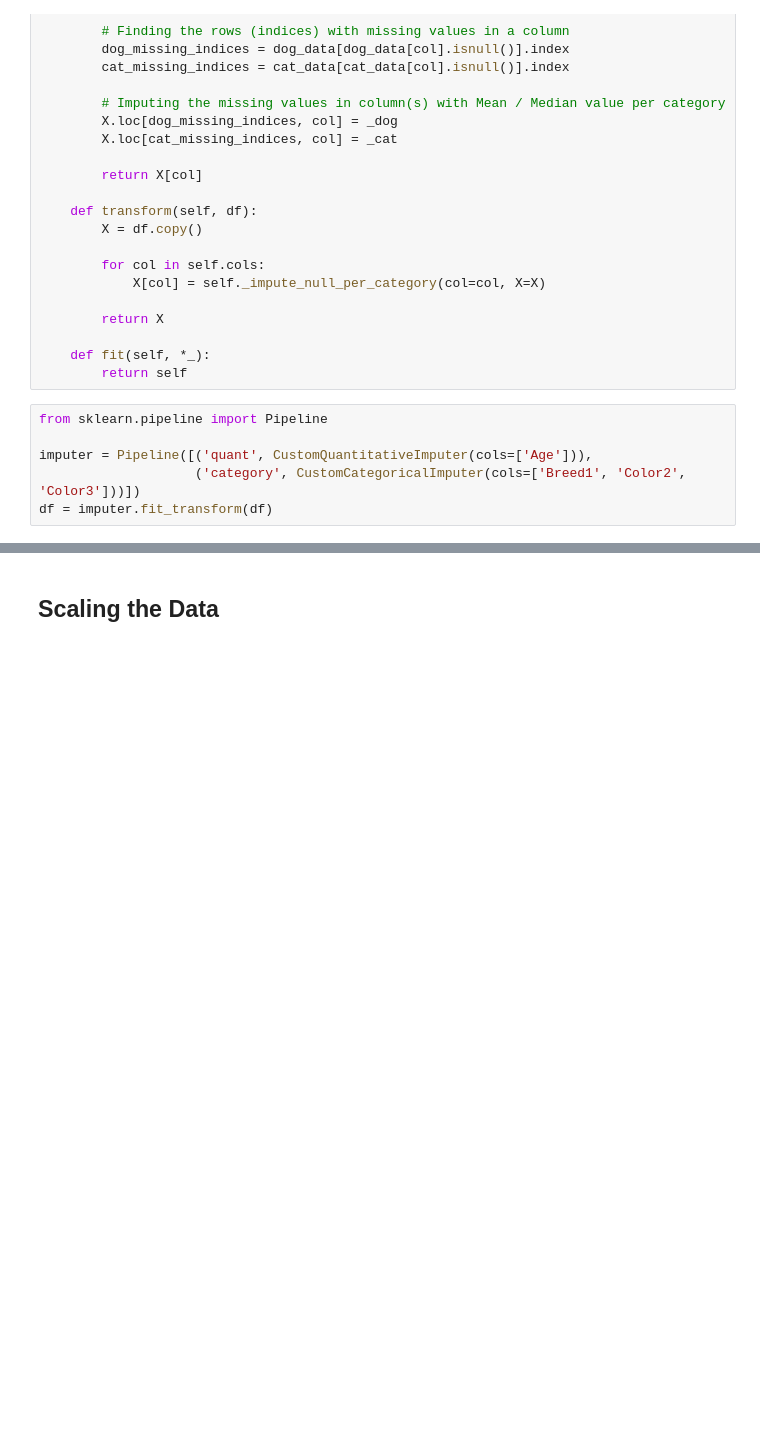
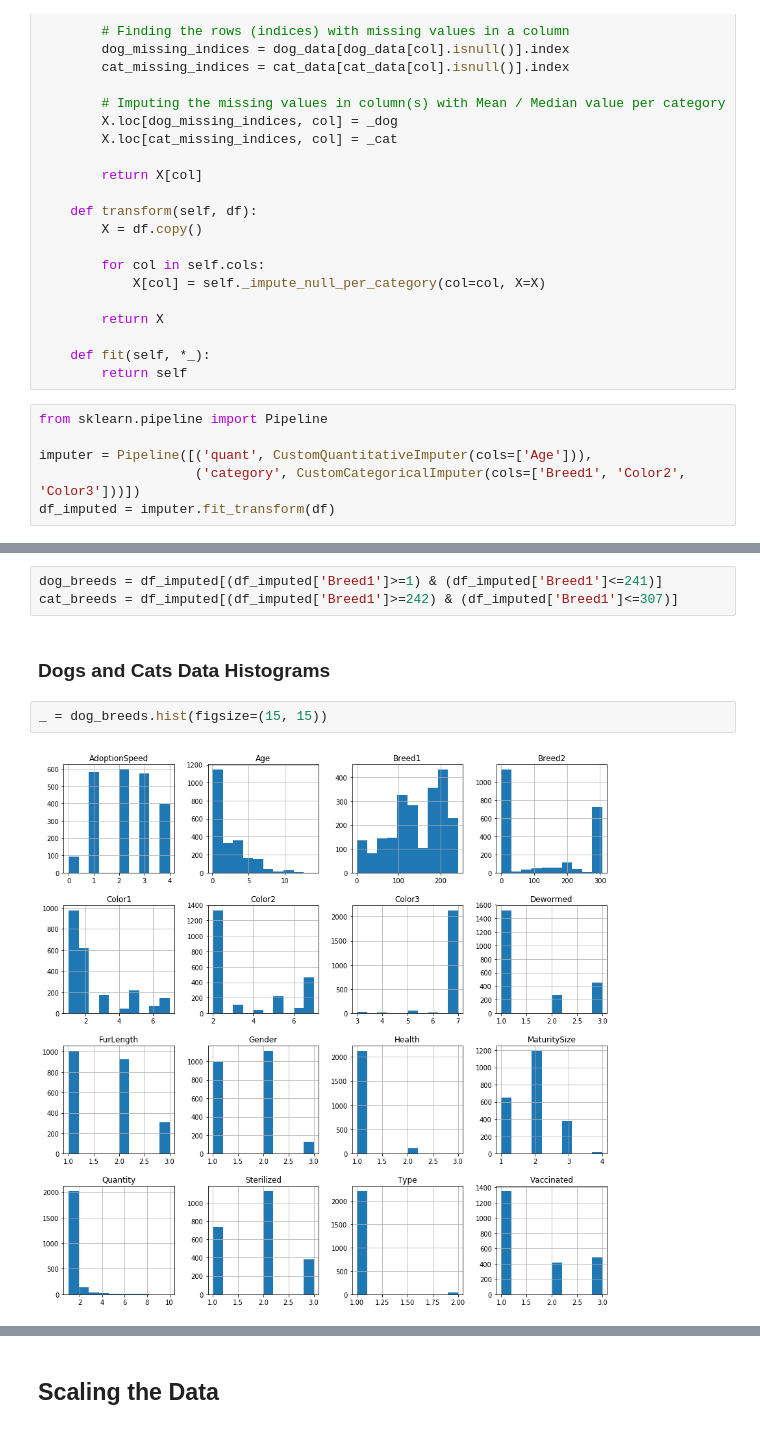
Before and after one commit to maheshbabugorantla/PetAdoption-Prediction, a Jupyter notebook: Kaggle-Notebook.ipynb, the cells around one changed output, grey strips where cells are left out. Cells and saved outputs as stored; diff of their text form; blank space fills up the shorter version.

Commit message:
Added Histogram for Dogs and Cats data distribution

```diff
--- a/Kaggle-Notebook.ipynb
+++ b/Kaggle-Notebook.ipynb
@@ -365,4 +365,4 @@ from sklearn.pipeline import Pipeline
 
 imputer = Pipeline([('quant', CustomQuantitativeImputer(cols=['Age'])),
                     ('category', CustomCategoricalImputer(cols=['Breed1', 'Color2', 'Color3']))])
-df = imputer.fit_transform(df)
+df_imputed = imputer.fit_transform(df)
@@ -388,0 +381,9 @@ dtype: int64
+# %%
+dog_breeds = df_imputed[(df_imputed['Breed1']>=1) & (df_imputed['Breed1']<=241)]
+cat_breeds = df_imputed[(df_imputed['Breed1']>=242) & (df_imputed['Breed1']<=307)]
+# %% [markdown]
+### Dogs and Cats Data Histograms
+# %%
+_ = dog_breeds.hist(figsize=(15, 15))
+# %% [output]
+[figure, added]
```
Also changed, not shown: parts of 6 cells of this notebook.
